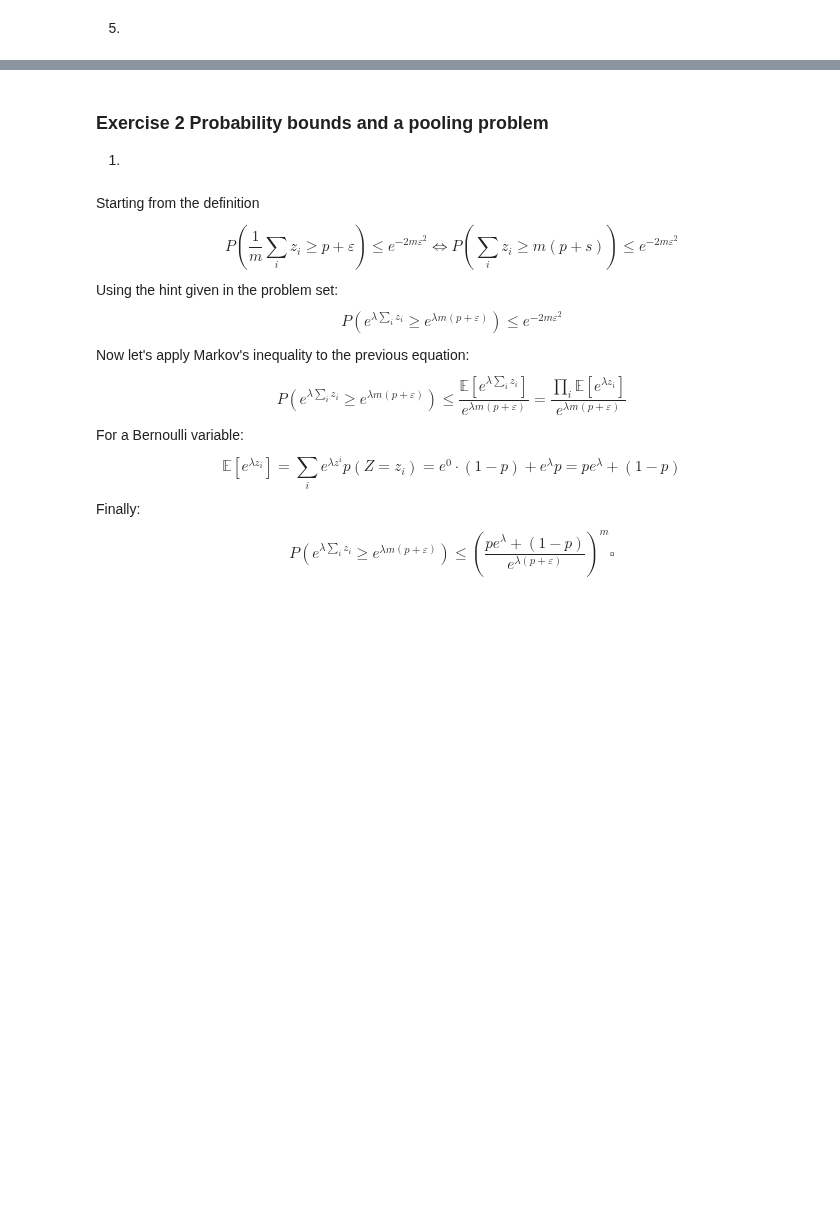
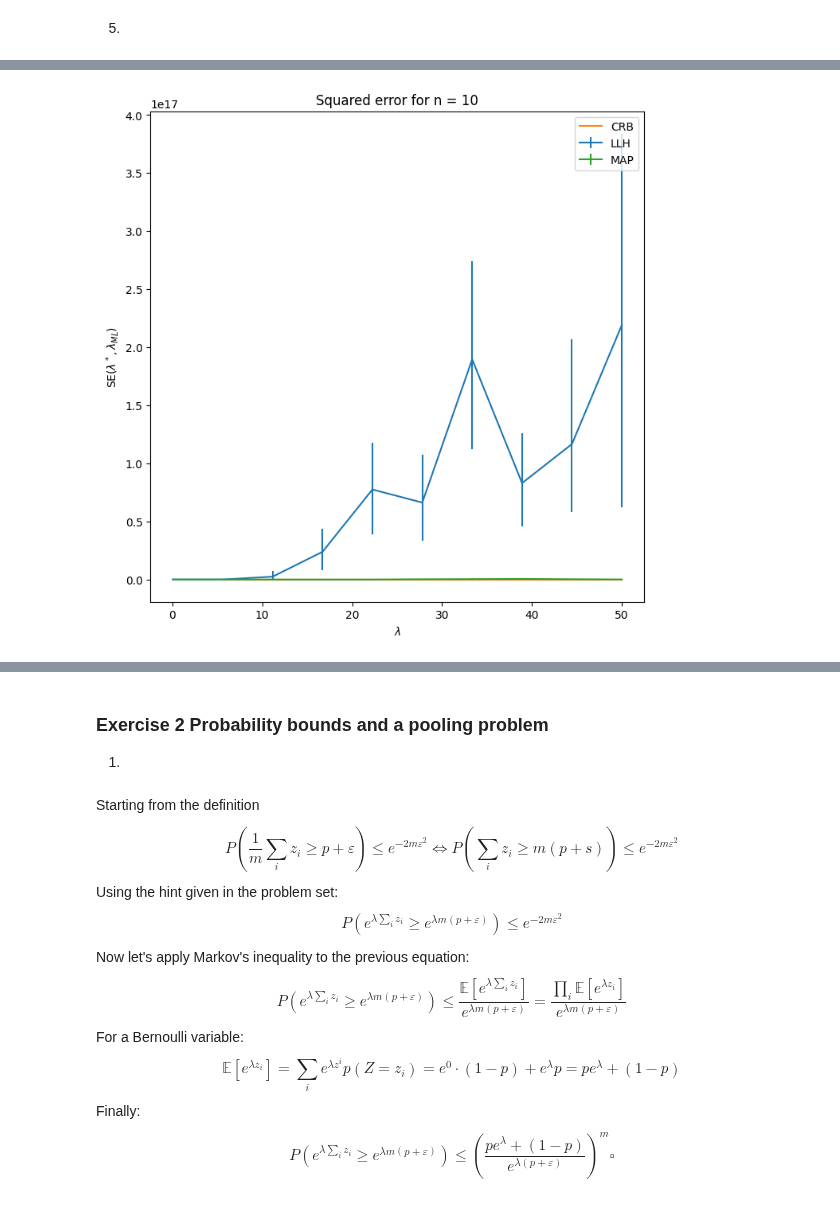
Before and after one commit to roduit/FundamentalLearningEPFL, a Jupyter notebook: Homeworks/HW1/FoiL_HW1.ipynb, the cells around one changed output, grey strips where cells are left out. Saved outputs shown, nothing was run; the diff lists cells and outputs as text; code cells hidden in the pictures; blank space fills up the shorter version.

```diff
--- a/Homeworks/HW1/FoiL_HW1.ipynb
+++ b/Homeworks/HW1/FoiL_HW1.ipynb
@@ -211,0 +213,90 @@ def jeffrey_prior(lambda_):
+# %%
+from numpy import percentile
+from numpy.random import choice
+
+def MSE_est(lambda_true,lambda_est):
+  N_boot = 100
+  MSE = (lambda_est - np.full(len(lambda_est), lambda_true))**2
+  MSE_mean = MSE.mean()
+  MSE_boot = choice(MSE,(N_boot,len(lambda_est)))
+  MSE_boot_mean = MSE_boot.mean(axis=1)
+  CI_min = percentile(MSE_boot_mean, [2.5,97.5])[0]
+  CI_max = percentile(MSE_boot_mean, [2.5,97.5])[1]
+
+  return MSE_mean, CI_min, CI_max
+# %%
+tab_lambda = np.linspace(0.05,50,10)
+tab_N = [10,100,1000]
+N_rep = 100
+
+N_CI_min_LLH = []
+N_CI_max_LLH = []
+N_MSE_LLH = []
+
+N_CI_min_MAP = []
+N_CI_max_MAP = []
+N_MSE_MAP = []
+
+CRB = []
+
+for n in tab_N:
+    CI_min_LLH = []
+    CI_max_LLH = []
+    SE_LLH = []
+
+    CI_min_MAP = []
+    CI_max_MAP = []
+    SE_MAP = []
+    crb = []
+    for lbda in tab_lambda:
+        i = 0
+        MAP_temp = []
+        LLH_temp = []
+        crb_value = 1 / (n*variance(lbda)/lbda**4)
+        crb.append(crb_value)
+        while i < N_rep:
+            obs = create_pdf(n, lbda, seed=False)
+            LLH_temp.append(minimizer_lambda(log_likelihood, obs)[0])
+            MAP_temp.append(minimizer_lambda(compute_map,obs)[0])
+            i += 1
+        SE_LLH_tmp, CI_min_LLH_tmp, CI_max_LLH_tmp = MSE_est(lbda, LLH_temp)
+        SE_MAP_tmp, CI_min_MAP_tmp, CI_max_MAP_tmp = MSE_est(lbda,MAP_temp)
+
+        SE_LLH.append(SE_LLH_tmp)
+        CI_min_LLH.append(CI_min_LLH_tmp)
+        CI_max_LLH.append(CI_max_LLH_tmp)
+
+        SE_MAP.append(SE_MAP_tmp)
+        CI_min_MAP.append(CI_min_MAP_tmp)
+        CI_max_MAP.append(CI_max_MAP_tmp)
+
+    N_CI_min_LLH.append(CI_min_LLH)
+    N_CI_max_LLH.append(CI_max_LLH)
+    N_MSE_LLH.append(SE_LLH)
+
+    N_CI_min_MAP.append(CI_min_MAP)
+    N_CI_max_MAP.append(CI_max_MAP)
+    N_MSE_MAP.append(SE_MAP)
+
+    CRB.append(crb)
+
+N_CI_min_LLH = np.array(N_CI_min_LLH)
+N_CI_max_LLH = np.array(N_CI_max_LLH)
+N_MSE_LLH = np.array(N_MSE_LLH)
+
+N_CI_min_MAP = np.array(N_CI_min_MAP)
+N_CI_max_MAP = np.array(N_CI_max_MAP)
+N_MSE_MAP = np.array(N_MSE_MAP)
+
+for i, n in enumerate(tab_N):
+    plt.figure(figsize=(8,8))
+    plt.title(f'Squared error for n = {n}')
+    plt.xlabel('$\lambda$')
+    plt.ylabel('SE($\lambda^*,\lambda_{ML}$)')
+    plt.errorbar(tab_lambda,N_MSE_LLH[i], yerr=[N_MSE_LLH[i]-N_CI_min_LLH[i], N_CI_max_LLH[i]-N_MSE_LLH[i]],marker="", label=f'LLH')
+    plt.plot(tab_lambda, CRB[i], label = 'CRB')
+    plt.errorbar(tab_lambda,N_MSE_MAP[i], yerr=[N_MSE_MAP[i]-N_CI_min_MAP[i], N_CI_max_MAP[i]-N_MSE_MAP[i]],marker="", label = f'MAP')
+    plt.legend()
+    plt.show()
+# %% [output]
+[figure, added]
```
Also changed, not shown: parts of 19 cells of this notebook.
